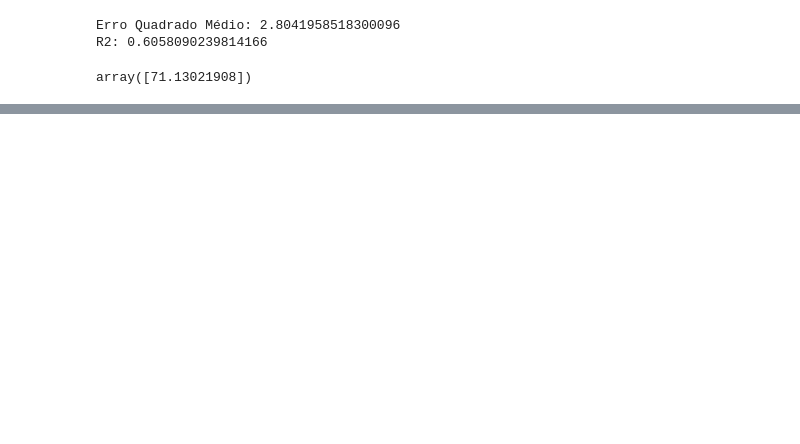
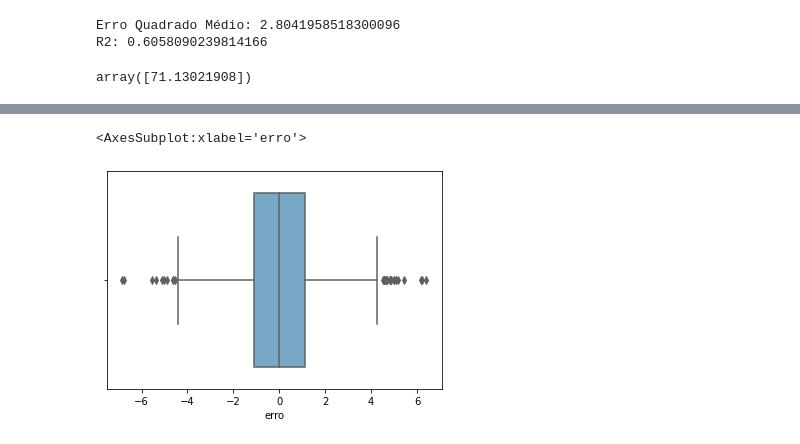
Before and after one commit to GCabral95/Aprendizado_Supervisionado, a Jupyter notebook: Regressão Lasso.ipynb, the cells around one changed output, grey strips where cells are left out. Drawn from its saved outputs; the diff is of its cells as text; code cells hidden in the pictures; blank space fills up the shorter version.

```diff
--- a/Regressão Lasso.ipynb
+++ b/Regressão Lasso.ipynb
@@ -316,0 +289,5 @@ array([71.13021908])
+# %%
+sns.boxplot(x=erros["erro"], palette="Blues")
+# %% [output]
+<AxesSubplot:xlabel='erro'>
+[figure, added]
```
Also changed, not shown: parts of 8 cells of this notebook.
